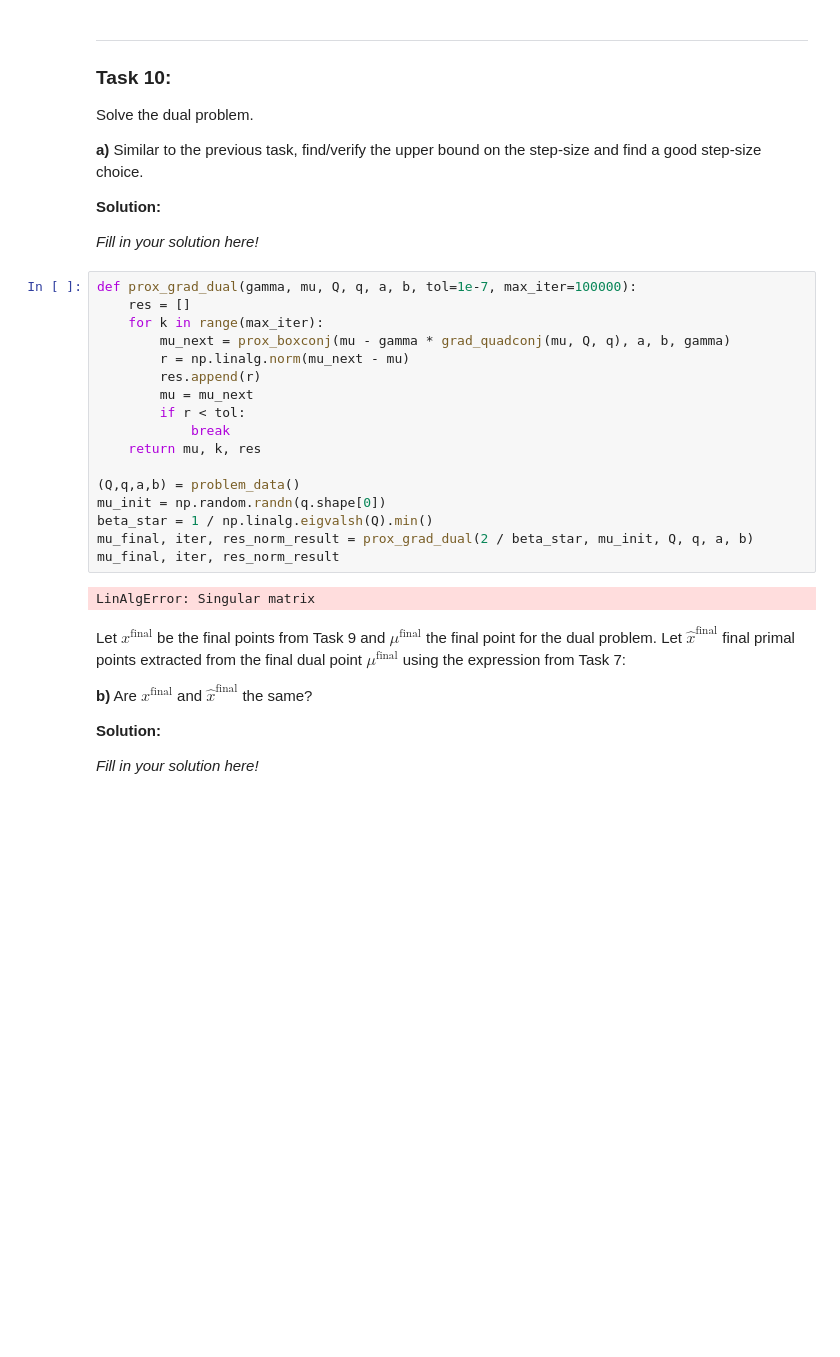
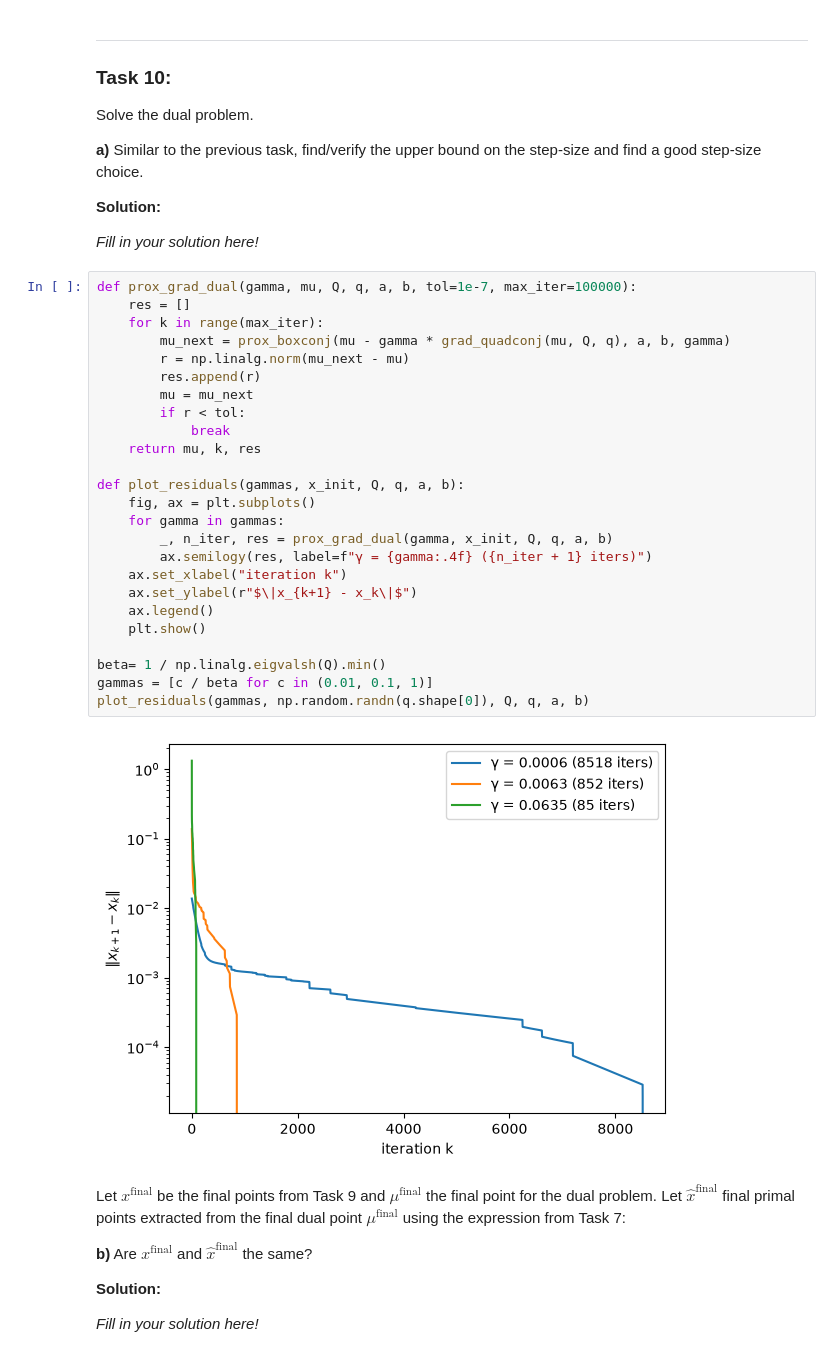
Before and after one commit to jakobsoderberg1/frtn50, a Jupyter notebook: handin1.ipynb, the cells around one changed output. Cells and saved outputs as stored; diff of their text form; blank space fills up the shorter version.

```diff
--- a/handin1.ipynb
+++ b/handin1.ipynb
@@ -651,22 +654,30 @@ _Fill in your solution here!_
 # %%
 def prox_grad_dual(gamma, mu, Q, q, a, b, tol=1e-7, max_iter=100000):
     res = []
     for k in range(max_iter):
         mu_next = prox_boxconj(mu - gamma * grad_quadconj(mu, Q, q), a, b, gamma)
         r = np.linalg.norm(mu_next - mu)
         res.append(r)
         mu = mu_next
         if r < tol:
             break
     return mu, k, res
 
-(Q,q,a,b) = problem_data()
-mu_init = np.random.randn(q.shape[0])
-beta_star = 1 / np.linalg.eigvalsh(Q).min()
-mu_final, iter, res_norm_result = prox_grad_dual(2 / beta_star, mu_init, Q, q, a, b)
-mu_final, iter, res_norm_result
+def plot_residuals(gammas, x_init, Q, q, a, b):
+    fig, ax = plt.subplots()
+    for gamma in gammas:
+        _, n_iter, res = prox_grad_dual(gamma, x_init, Q, q, a, b)
+        ax.semilogy(res, label=f"γ = {gamma:.4f} ({n_iter + 1} iters)")
+    ax.set_xlabel("iteration k")
+    ax.set_ylabel(r"$\|x_{k+1} - x_k\|$")
+    ax.legend()
+    plt.show()
+
+beta= 1 / np.linalg.eigvalsh(Q).min()
+gammas = [c / beta for c in (0.01, 0.1, 1)]
+plot_residuals(gammas, np.random.randn(q.shape[0]), Q, q, a, b)
 # %% [output]
-LinAlgError: Singular matrix
+[figure, added]
 # %% [markdown]
 
 Let $x^{\text{final}}$ be the final points from Task 9 and $\mu^{\text{final}}$ the final point for the dual problem. Let $\hat{x}^{\text{final}}$ final primal points extracted from the final dual point $\mu^{\text{final}}$ using the expression from Task 7:
```
Also changed, not shown: parts of 5 cells of this notebook.
